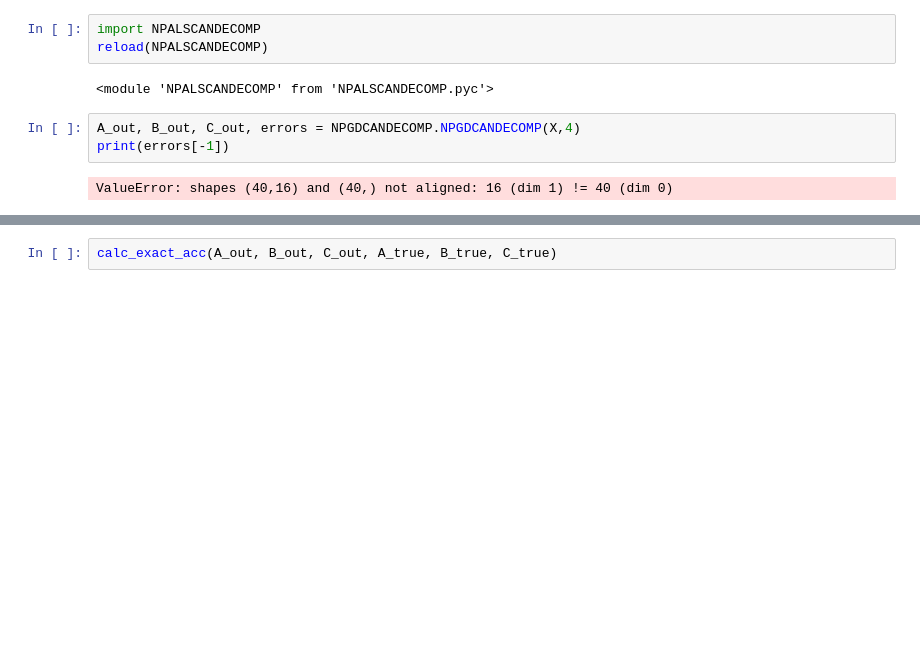
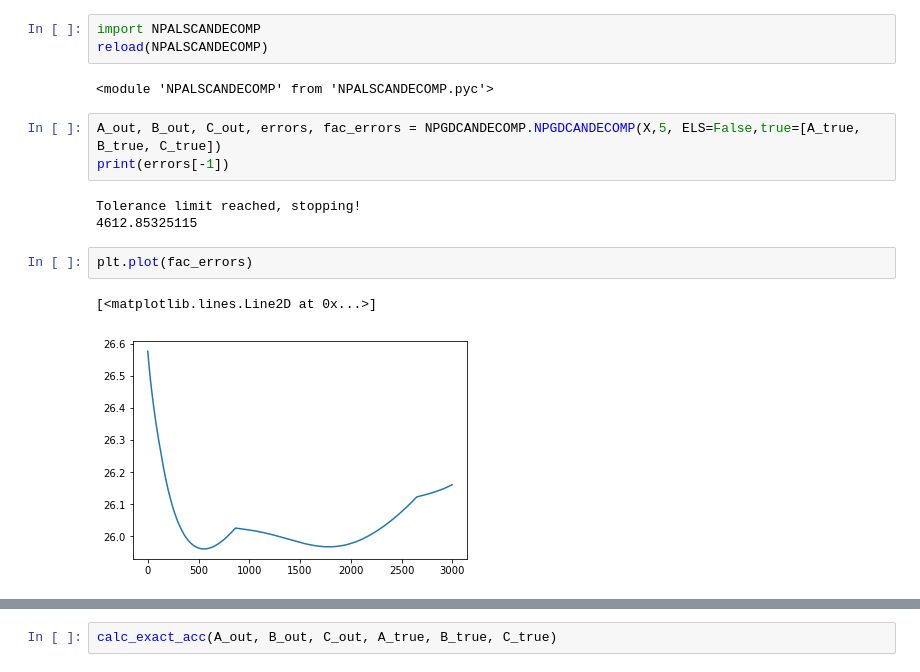
Before and after one commit to willow-ahrens/18.335FinalProject, a Jupyter notebook: NPALS_testing.ipynb, the cells around one changed output, grey strips where cells are left out. Drawn from its saved outputs; the diff is of its cells as text; blank space fills up the shorter version.

```diff
--- a/NPALS_testing.ipynb
+++ b/NPALS_testing.ipynb
@@ -69,7 +69,13 @@ reload(NPALSCANDECOMP)
 # %% [output]
 <module 'NPALSCANDECOMP' from 'NPALSCANDECOMP.pyc'>
 # %%
-A_out, B_out, C_out, errors = NPGDCANDECOMP.NPGDCANDECOMP(X,4)
+A_out, B_out, C_out, errors, fac_errors = NPGDCANDECOMP.NPGDCANDECOMP(X,5, ELS=False,true=[A_true, B_true, C_true])
 print(errors[-1])
 # %% [output]
-ValueError: shapes (40,16) and (40,) not aligned: 16 (dim 1) != 40 (dim 0)
+Tolerance limit reached, stopping!
+4612.85325115
+# %%
+plt.plot(fac_errors)
+# %% [output]
+[<matplotlib.lines.Line2D at 0x...>]
+[figure, added]
```
Also changed, not shown: parts of 6 cells of this notebook, 2 other files.
